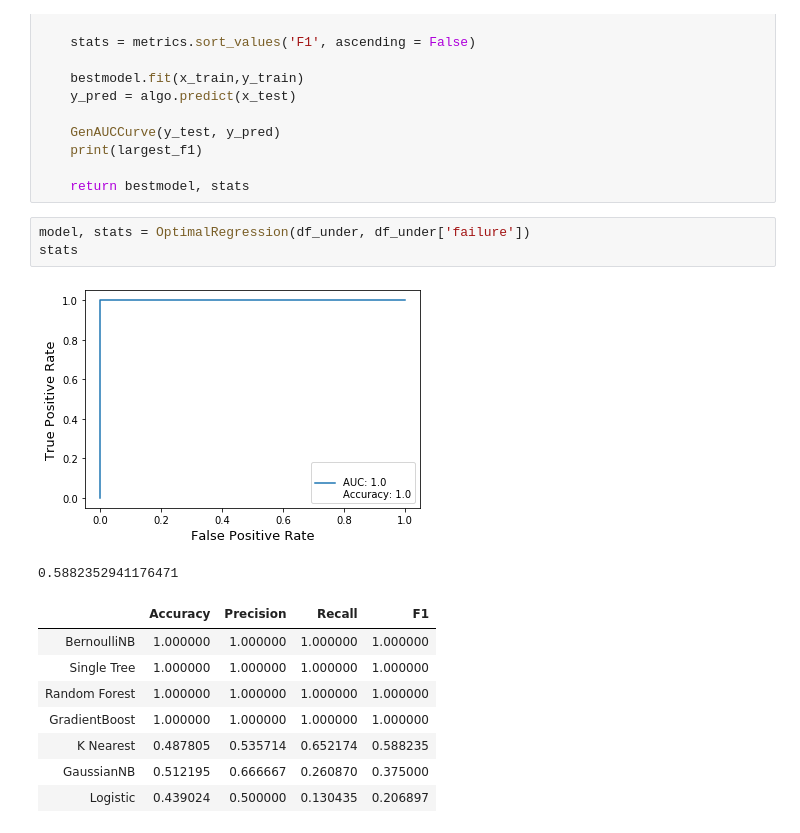
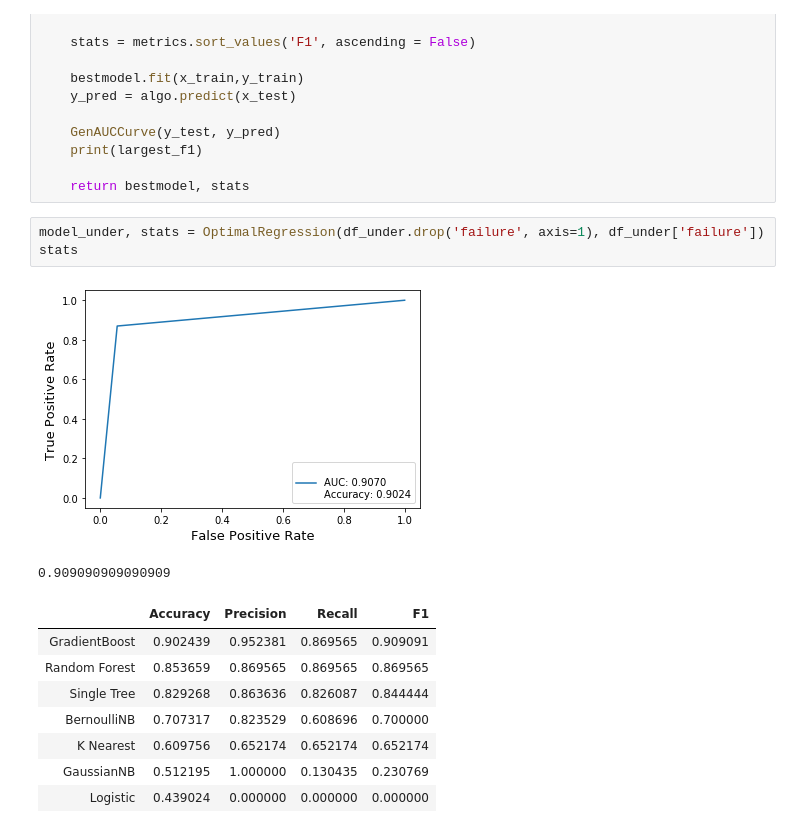
Before and after one commit to miamedra2/Predicting-Device-Failure, a Jupyter notebook: HackDay4/HackDay4.ipynb, the cells around one changed output. Saved outputs shown, nothing was run; the diff lists cells and outputs as text.

Commit message:
Commit: tested df against under/over model. 	modified:   .ipynb_checkpoints/HackDay4-checkpoint.ipynb 	modified:   HackDay4.ipynb

```diff
--- a/HackDay4/HackDay4.ipynb
+++ b/HackDay4/HackDay4.ipynb
@@ -622,17 +621,17 @@ def OptimalRegression(XData, y):
 
     return bestmodel, stats
 # %%
-model, stats = OptimalRegression(df_under, df_under['failure'])
+model_under, stats = OptimalRegression(df_under.drop('failure', axis=1), df_under['failure'])
 stats
 # %% [output]
-[figure, old version]
+[figure, new version]
-0.5882352941176471
+0.909090909090909
 |  | Accuracy | Precision | Recall | F1 |
-| BernoulliNB | 1.000000 | 1.000000 | 1.000000 | 1.000000 |
-| Single Tree | 1.000000 | 1.000000 | 1.000000 | 1.000000 |
-| Random Forest | 1.000000 | 1.000000 | 1.000000 | 1.000000 |
-| GradientBoost | 1.000000 | 1.000000 | 1.000000 | 1.000000 |
-| K Nearest | 0.487805 | 0.535714 | 0.652174 | 0.588235 |
-| GaussianNB | 0.512195 | 0.666667 | 0.260870 | 0.375000 |
-| Logistic | 0.439024 | 0.500000 | 0.130435 | 0.206897 |
+| GradientBoost | 0.902439 | 0.952381 | 0.869565 | 0.909091 |
+| Random Forest | 0.853659 | 0.869565 | 0.869565 | 0.869565 |
+| Single Tree | 0.829268 | 0.863636 | 0.826087 | 0.844444 |
+| BernoulliNB | 0.707317 | 0.823529 | 0.608696 | 0.700000 |
+| K Nearest | 0.609756 | 0.652174 | 0.652174 | 0.652174 |
+| GaussianNB | 0.512195 | 1.000000 | 0.130435 | 0.230769 |
+| Logistic | 0.439024 | 0.000000 | 0.000000 | 0.000000 |
 # %%
```
Also changed, not shown: parts of 9 cells of this notebook.
